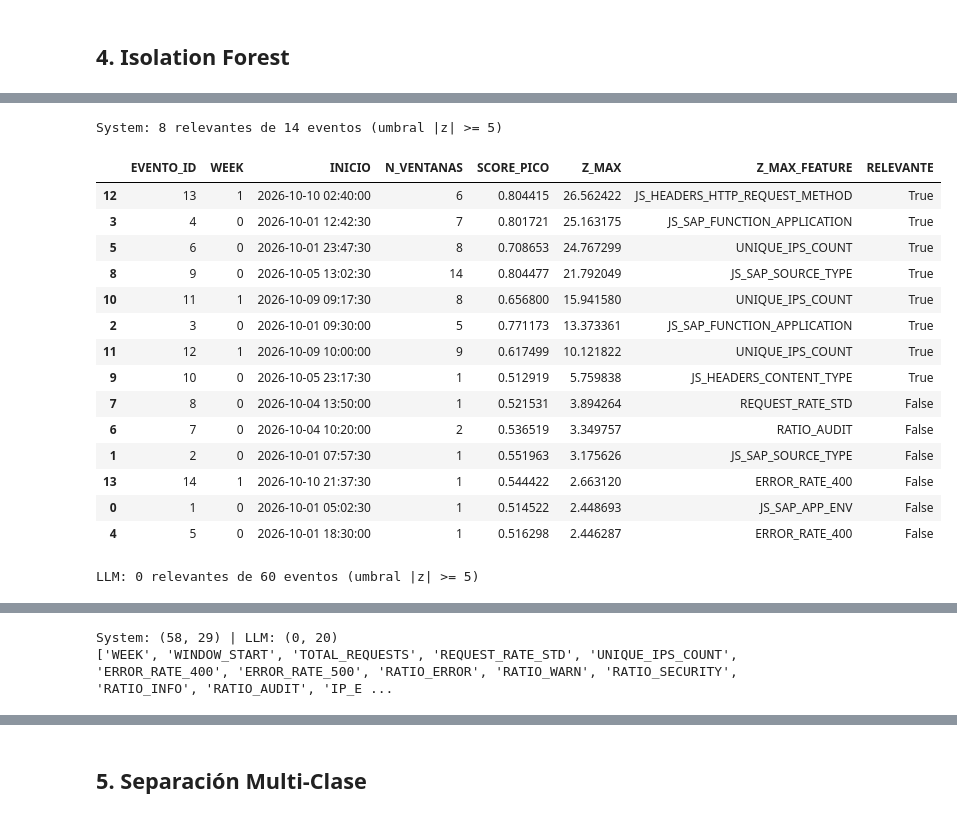
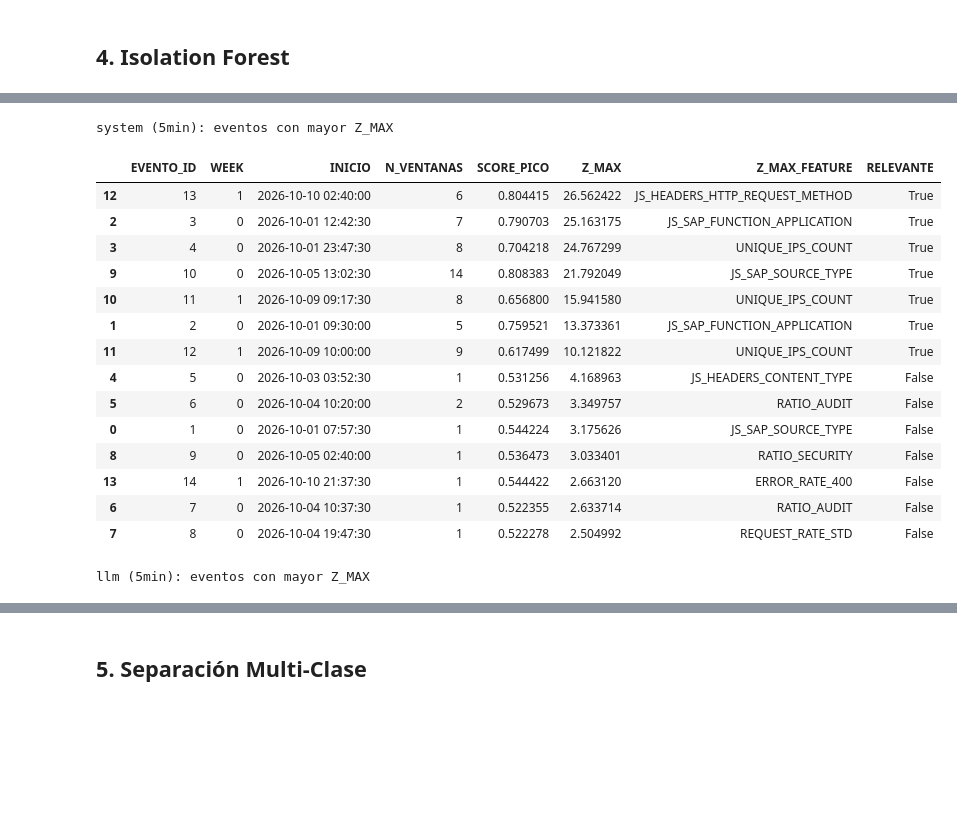
Before and after one commit to cr0ssd/RetoSAP, a Jupyter notebook: sandbox/demo_pipeline_adrian.ipynb, the cells around one changed output, grey strips where cells are left out. Drawn from its saved outputs; the diff is of its cells as text; code cells hidden in the pictures; blank space fills up the shorter version.

```diff
--- a/sandbox/demo_pipeline_adrian.ipynb
+++ b/sandbox/demo_pipeline_adrian.ipynb
@@ -271,7 +245,8 @@ display(eventos_system); display(eventos_llm)
 # %%
-Z_UMBRAL = 5   # |z| máximo (feature, ventana) que debe alcanzar un evento para considerarse relevante
+Z_UMBRAL = {s: 5 for s in SIZES}   # |z| máximo que debe alcanzar un evento; uno por tamaño (ver la tabla de sensibilidad)
+VER = 300                          # tamaño que se grafica e inspecciona en las celdas siguientes
 
-def marcar_relevantes(if_df, z, eventos, umbral=Z_UMBRAL):
+def marcar_relevantes(if_df, z, eventos, umbral):
     """Añade a la tabla de eventos Z_MAX, Z_MAX_FEATURE y RELEVANTE (Z_MAX >= umbral)."""
     zz = z.merge(if_df.loc[if_df['LABEL'] == -1, ['WEEK', 'WINDOW_INDEX', 'EVENTO_ID']],
                  on=['WEEK', 'WINDOW_INDEX'])
@@ -282,15 +257,6 @@ def marcar_relevantes(if_df, z, eventos, umbral=Z_UMBRAL):
                  .merge(pico, on='EVENTO_ID', how='left')
     out['RELEVANTE'] = out['Z_MAX'] >= umbral
     return out
-
-eventos_system = marcar_relevantes(if_system, z_system, eventos_system)
-eventos_llm = marcar_relevantes(if_llm, z_llm, eventos_llm)
-
-cols = ['EVENTO_ID', 'WEEK', 'INICIO', 'N_VENTANAS', 'SCORE_PICO', 'Z_MAX', 'Z_MAX_FEATURE', 'RELEVANTE']
-for nombre, ev in (('System', eventos_system), ('LLM', eventos_llm)):
-    print(f'{nombre}: {ev["RELEVANTE"].sum()} relevantes de {len(ev)} eventos (umbral |z| >= {Z_UMBRAL})')
-    display(ev.sort_values('Z_MAX', ascending=False)[cols].head(15))
-
 
 # Dataset para el clustering multiclase: ventanas anómalas de eventos relevantes,
 # solo con las columnas de la ventana (sin SCORE, LABEL, EVENTO_ID ni explicaciones).
@@ -304,9 +270,26 @@ def dataset_multiclase(if_df, eventos):
     mapa = a[['WEEK', 'WINDOW_START', 'EVENTO_ID']].reset_index(drop=True)   # para volver al evento
     return ds, mapa
 
-ds_multi_system, mapa_multi_system = dataset_multiclase(if_system, eventos_system)
-ds_multi_llm, mapa_multi_llm = dataset_multiclase(if_llm, eventos_llm)
+for s in SIZES:
+    for st in STREAMS:
+        d = R[s][st]
+        d['ev'] = marcar_relevantes(d['if'], d['z'], d['ev'], Z_UMBRAL[s])
+        d['ds'], d['mapa'] = dataset_multiclase(d['if'], d['ev'])
 
-print('System:', ds_multi_system.shape, '| LLM:', ds_multi_llm.shape)
-print(list(ds_multi_system.columns))
+resumen = resumen_corrida()
+resumen['relevantes'] = [int(R[s][st]['ev']['RELEVANTE'].sum()) for s in SIZES for st in STREAMS]
+resumen['ventanas_relevantes'] = [len(R[s][st]['ds']) for s in SIZES for st in STREAMS]
+resumen['umbral_z'] = [Z_UMBRAL[s] for s in SIZES for st in STREAMS]
+display(resumen)
+
+# Sensibilidad: cuántos eventos quedarían como relevantes con cada umbral, por tamaño y stream
+UMBRALES = (3, 4, 5, 6, 8, 10)
+display(pd.DataFrame([{'tamaño': ventanas.size_label(s), 'stream': st,
+                       **{f'>= {u}': int((R[s][st]['ev']['Z_MAX'] >= u).sum()) for u in UMBRALES}}
+                      for s in SIZES for st in STREAMS]))
+
+cols = ['EVENTO_ID', 'WEEK', 'INICIO', 'N_VENTANAS', 'SCORE_PICO', 'Z_MAX', 'Z_MAX_FEATURE', 'RELEVANTE']
+for st in STREAMS:
+    print(f'{st} ({ventanas.size_label(VER)}): eventos con mayor Z_MAX')
+    display(R[VER][st]['ev'].sort_values('Z_MAX', ascending=False)[cols].head(15))
 # %% [output]
@@ -313,17 +318,17 @@ print(list(ds_multi_system.columns))
-System: 8 relevantes de 14 eventos (umbral |z| >= 5)
+system (5min): eventos con mayor Z_MAX
-|  | EVENTO_ID | WEEK | INICIO | N_VENTANAS | SCORE_PICO | Z_MAX | Z_MAX_FEATURE | RELEVANTE |
-| 12 | 13 | 1 | 2026-10-10 02:40:00 | 6 | 0.804415 | 26.562422 | JS_HEADERS_HTTP_REQUEST_METHOD | True |
-| 3 | 4 | 0 | 2026-10-01 12:42:30 | 7 | 0.801721 | 25.163175 | JS_SAP_FUNCTION_APPLICATION | True |
-| 5 | 6 | 0 | 2026-10-01 23:47:30 | 8 | 0.708653 | 24.767299 | UNIQUE_IPS_COUNT | True |
-| 8 | 9 | 0 | 2026-10-05 13:02:30 | 14 | 0.804477 | 21.792049 | JS_SAP_SOURCE_TYPE | True |
-| 10 | 11 | 1 | 2026-10-09 09:17:30 | 8 | 0.656800 | 15.941580 | UNIQUE_IPS_COUNT | True |
-| 2 | 3 | 0 | 2026-10-01 09:30:00 | 5 | 0.771173 | 13.373361 | JS_SAP_FUNCTION_APPLICATION | True |
-| 11 | 12 | 1 | 2026-10-09 10:00:00 | 9 | 0.617499 | 10.121822 | UNIQUE_IPS_COUNT | True |
-| 9 | 10 | 0 | 2026-10-05 23:17:30 | 1 | 0.512919 | 5.759838 | JS_HEADERS_CONTENT_TYPE | True |
-| 7 | 8 | 0 | 2026-10-04 13:50:00 | 1 | 0.521531 | 3.894264 | REQUEST_RATE_STD | False |
-| 6 | 7 | 0 | 2026-10-04 10:20:00 | 2 | 0.536519 | 3.349757 | RATIO_AUDIT | False |
-| 1 | 2 | 0 | 2026-10-01 07:57:30 | 1 | 0.551963 | 3.175626 | JS_SAP_SOURCE_TYPE | False |
-| 13 | 14 | 1 | 2026-10-10 21:37:30 | 1 | 0.544422 | 2.663120 | ERROR_RATE_400 | False |
-| 0 | 1 | 0 | 2026-10-01 05:02:30 | 1 | 0.514522 | 2.448693 | JS_SAP_APP_ENV | False |
-| 4 | 5 | 0 | 2026-10-01 18:30:00 | 1 | 0.516298 | 2.446287 | ERROR_RATE_400 | False |
+|  | EVENTO_ID | WEEK | INICIO | N_VENTANAS | SCORE_PICO | Z_MAX | Z_MAX_FEATURE | RELEVANTE |
+| 12 | 13 | 1 | 2026-10-10 02:40:00 | 6 | 0.804415 | 26.562422 | JS_HEADERS_HTTP_REQUEST_METHOD | True |
+| 2 | 3 | 0 | 2026-10-01 12:42:30 | 7 | 0.790703 | 25.163175 | JS_SAP_FUNCTION_APPLICATION | True |
+| 3 | 4 | 0 | 2026-10-01 23:47:30 | 8 | 0.704218 | 24.767299 | UNIQUE_IPS_COUNT | True |
+| 9 | 10 | 0 | 2026-10-05 13:02:30 | 14 | 0.808383 | 21.792049 | JS_SAP_SOURCE_TYPE | True |
+| 10 | 11 | 1 | 2026-10-09 09:17:30 | 8 | 0.656800 | 15.941580 | UNIQUE_IPS_COUNT | True |
+| 1 | 2 | 0 | 2026-10-01 09:30:00 | 5 | 0.759521 | 13.373361 | JS_SAP_FUNCTION_APPLICATION | True |
+| 11 | 12 | 1 | 2026-10-09 10:00:00 | 9 | 0.617499 | 10.121822 | UNIQUE_IPS_COUNT | True |
+| 4 | 5 | 0 | 2026-10-03 03:52:30 | 1 | 0.531256 | 4.168963 | JS_HEADERS_CONTENT_TYPE | False |
+| 5 | 6 | 0 | 2026-10-04 10:20:00 | 2 | 0.529673 | 3.349757 | RATIO_AUDIT | False |
+| 0 | 1 | 0 | 2026-10-01 07:57:30 | 1 | 0.544224 | 3.175626 | JS_SAP_SOURCE_TYPE | False |
+| 8 | 9 | 0 | 2026-10-05 02:40:00 | 1 | 0.536473 | 3.033401 | RATIO_SECURITY | False |
+| 13 | 14 | 1 | 2026-10-10 21:37:30 | 1 | 0.544422 | 2.663120 | ERROR_RATE_400 | False |
+| 6 | 7 | 0 | 2026-10-04 10:37:30 | 1 | 0.522355 | 2.633714 | RATIO_AUDIT | False |
+| 7 | 8 | 0 | 2026-10-04 19:47:30 | 1 | 0.522278 | 2.504992 | REQUEST_RATE_STD | False |
-LLM: 0 relevantes de 60 eventos (umbral |z| >= 5)
+llm (5min): eventos con mayor Z_MAX
@@ -346,2 +334,0 @@ LLM: 0 relevantes de 60 eventos (umbral |z| >= 5)
-System: (58, 29) | LLM: (0, 20)
-['WEEK', 'WINDOW_START', 'TOTAL_REQUESTS', 'REQUEST_RATE_STD', 'UNIQUE_IPS_COUNT', 'ERROR_RATE_400', 'ERROR_RATE_500', 'RATIO_ERROR', 'RATIO_WARN', 'RATIO_SECURITY', 'RATIO_INFO', 'RATIO_AUDIT', 'IP_E ...
```
Also changed, not shown: parts of 11 cells of this notebook, 1 other file.
